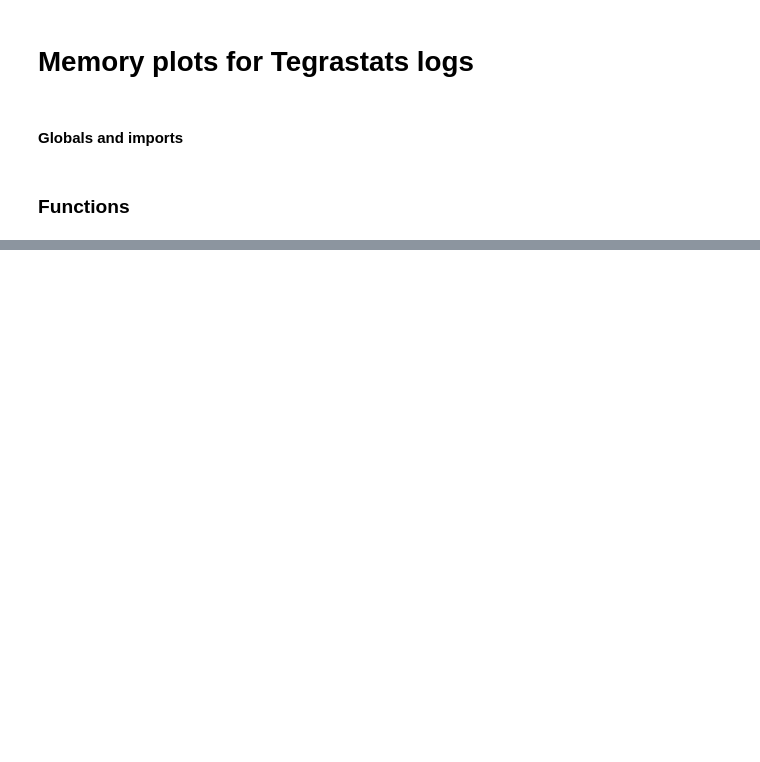
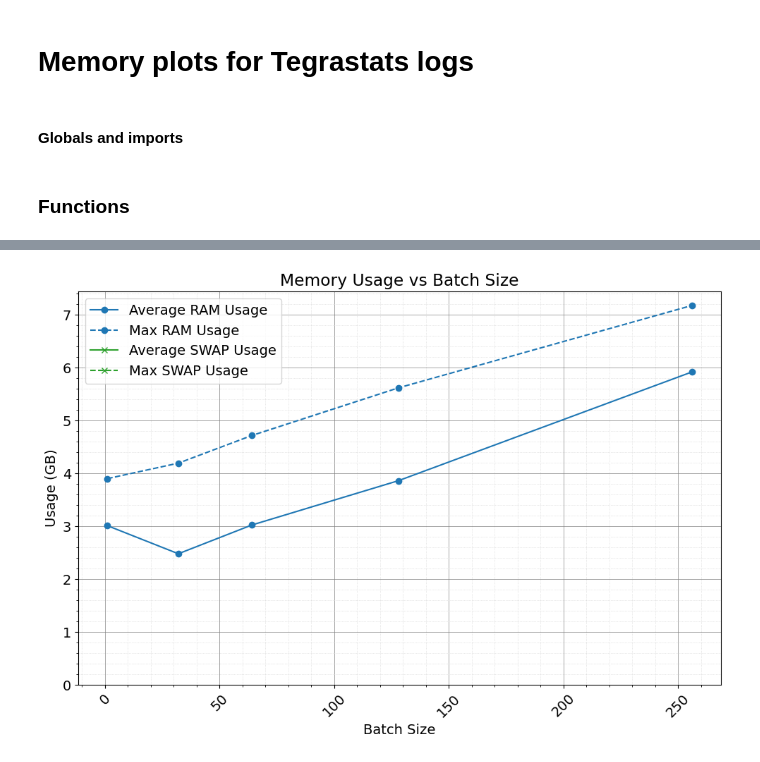
Before and after one commit to Juanx65/ArtTRT, a Jupyter notebook: post_processing/plot_memory_from_tegrastats_logs.ipynb, the cells around one changed output, grey strips where cells are left out. Saved outputs shown, nothing was run; the diff lists cells and outputs as text; code cells hidden in the pictures; blank space fills up the shorter version.

```diff
--- a/post_processing/plot_memory_from_tegrastats_logs.ipynb
+++ b/post_processing/plot_memory_from_tegrastats_logs.ipynb
@@ -142,0 +274,19 @@ Max SWAP TRT int8: 0.27 GB, Avg SWAP TRT int8: 0.27 GB
+# %%
+OPTIMIZATION = 'vanilla'
+PLATFORM = 'orin_nano'
+POWER_MODE = 'PM0'
+NETWORK = 'resnet152'
+
+data_bs_1 =  read_data(f'../outputs/tegrastats_log/tegrastats_log_{PLATFORM}/{OPTIMIZATION}_{NETWORK}_bs_1_{POWER_MODE}.txt')
+data_bs_32 = read_data(f'../outputs/tegrastats_log/tegrastats_log_{PLATFORM}/{OPTIMIZATION}_{NETWORK}_bs_32_{POWER_MODE}.txt')
+data_bs_64 = read_data(f'../outputs/tegrastats_log/tegrastats_log_{PLATFORM}/{OPTIMIZATION}_{NETWORK}_bs_64_{POWER_MODE}.txt')
+data_bs_128 = read_data(f'../outputs/tegrastats_log/tegrastats_log_{PLATFORM}/{OPTIMIZATION}_{NETWORK}_bs_128_{POWER_MODE}.txt')
+data_bs_256 = read_data(f'../outputs/tegrastats_log/tegrastats_log_{PLATFORM}/{OPTIMIZATION}_{NETWORK}_bs_256_{POWER_MODE}.txt')
+
+# Graficar los datos
+plot_memory_batch_size_compare(
+    [ data_bs_1, data_bs_32, data_bs_64,data_bs_128,data_bs_256],
+    [ 1,32,64,128,256]
+)
+# %% [output]
+[figure, added]
```
Also changed, not shown: parts of 5 cells of this notebook.
